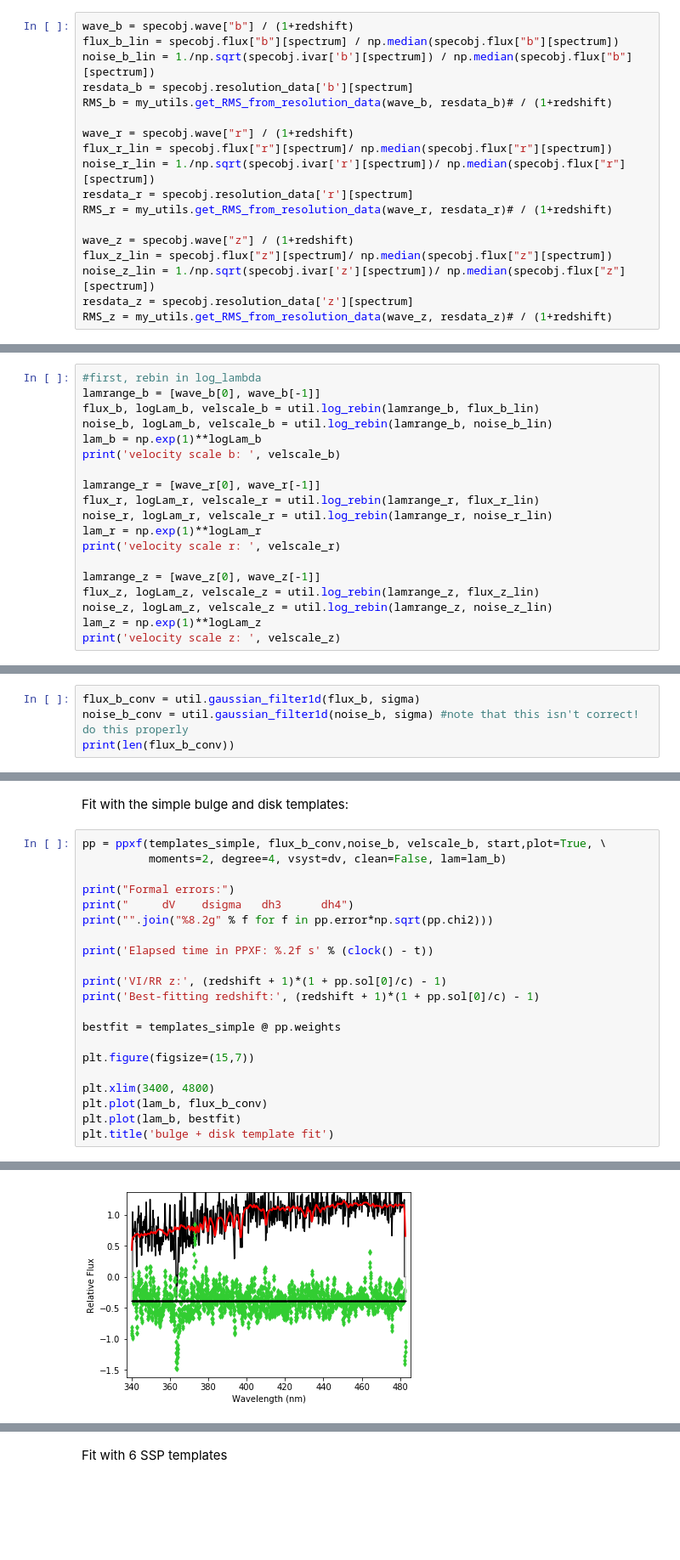
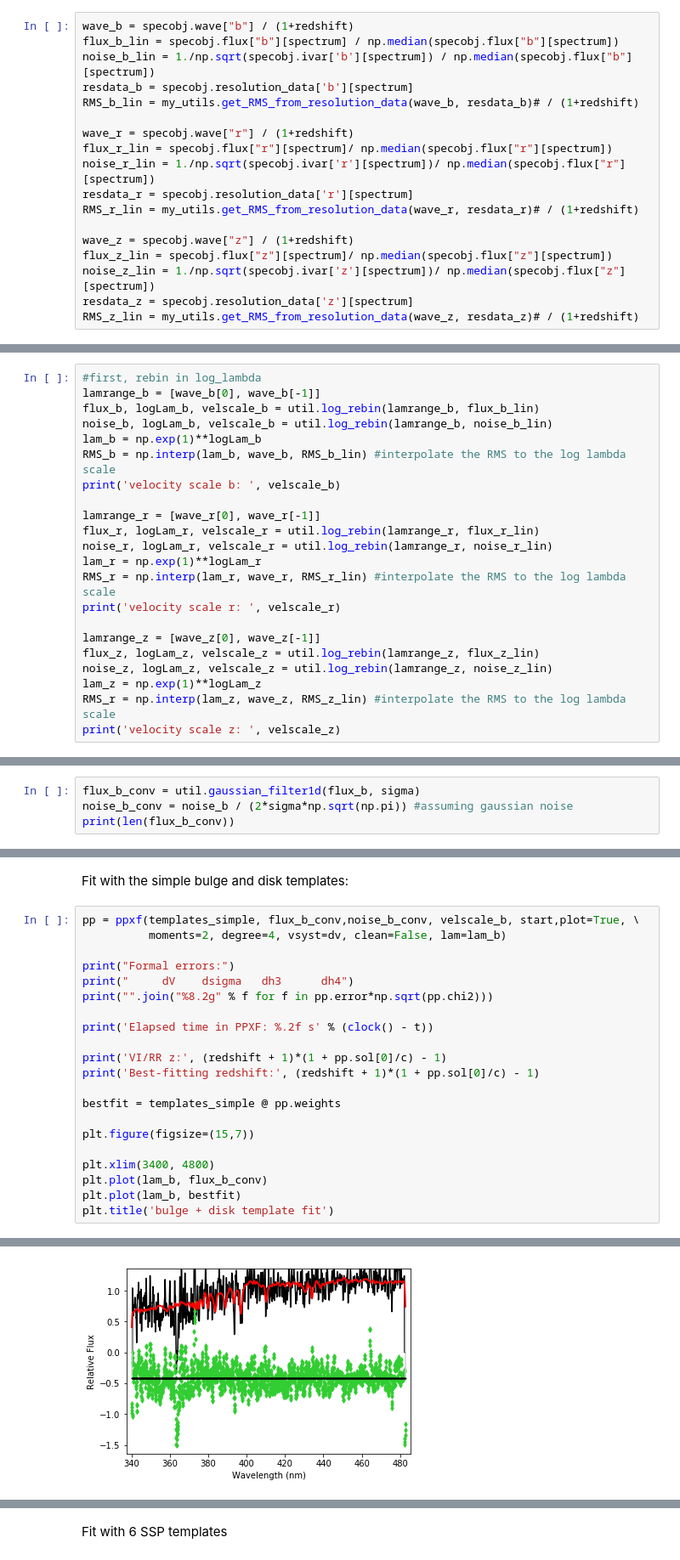
Before and after one commit to ritatojeiro/desi_gqp, a Jupyter notebook: nb/running_ppxf_on_andes.ipynb, the cells around one changed output, grey strips where cells are left out. Shown: that part at 85% size. Saved outputs shown, nothing was run; the diff lists cells and outputs as text; blank space fills up the shorter version.

```diff
--- a/nb/running_ppxf_on_andes.ipynb
+++ b/nb/running_ppxf_on_andes.ipynb
@@ -196,19 +196,19 @@ wave_b = specobj.wave["b"] / (1+redshift)
 flux_b_lin = specobj.flux["b"][spectrum] / np.median(specobj.flux["b"][spectrum])
 noise_b_lin = 1./np.sqrt(specobj.ivar['b'][spectrum]) / np.median(specobj.flux["b"][spectrum])
 resdata_b = specobj.resolution_data['b'][spectrum]
-RMS_b = my_utils.get_RMS_from_resolution_data(wave_b, resdata_b)# / (1+redshift)
+RMS_b_lin = my_utils.get_RMS_from_resolution_data(wave_b, resdata_b)# / (1+redshift)
 
 wave_r = specobj.wave["r"] / (1+redshift)
 flux_r_lin = specobj.flux["r"][spectrum]/ np.median(specobj.flux["r"][spectrum])
 noise_r_lin = 1./np.sqrt(specobj.ivar['r'][spectrum])/ np.median(specobj.flux["r"][spectrum])
 resdata_r = specobj.resolution_data['r'][spectrum]
-RMS_r = my_utils.get_RMS_from_resolution_data(wave_r, resdata_r)# / (1+redshift)
+RMS_r_lin = my_utils.get_RMS_from_resolution_data(wave_r, resdata_r)# / (1+redshift)
 
 wave_z = specobj.wave["z"] / (1+redshift)
 flux_z_lin = specobj.flux["z"][spectrum]/ np.median(specobj.flux["z"][spectrum])
 noise_z_lin = 1./np.sqrt(specobj.ivar['z'][spectrum])/ np.median(specobj.flux["z"][spectrum])
 resdata_z = specobj.resolution_data['z'][spectrum]
-RMS_z = my_utils.get_RMS_from_resolution_data(wave_z, resdata_z)# / (1+redshift)
+RMS_z_lin = my_utils.get_RMS_from_resolution_data(wave_z, resdata_z)# / (1+redshift)
 # %% [markdown]
 Let's see how the RMS per pixel looks like, and compare to the output from desisim
 # %%
@@ -260,18 +260,21 @@ lamrange_b = [wave_b[0], wave_b[-1]]
 flux_b, logLam_b, velscale_b = util.log_rebin(lamrange_b, flux_b_lin)
 noise_b, logLam_b, velscale_b = util.log_rebin(lamrange_b, noise_b_lin)
 lam_b = np.exp(1)**logLam_b
+RMS_b = np.interp(lam_b, wave_b, RMS_b_lin) #interpolate the RMS to the log lambda scale
 print('velocity scale b: ', velscale_b)
 
 lamrange_r = [wave_r[0], wave_r[-1]]
 flux_r, logLam_r, velscale_r = util.log_rebin(lamrange_r, flux_r_lin)
 noise_r, logLam_r, velscale_r = util.log_rebin(lamrange_r, noise_r_lin)
 lam_r = np.exp(1)**logLam_r
+RMS_r = np.interp(lam_r, wave_r, RMS_r_lin) #interpolate the RMS to the log lambda scale
 print('velocity scale r: ', velscale_r)
 
 lamrange_z = [wave_z[0], wave_z[-1]]
 flux_z, logLam_z, velscale_z = util.log_rebin(lamrange_z, flux_z_lin)
 noise_z, logLam_z, velscale_z = util.log_rebin(lamrange_z, noise_z_lin)
 lam_z = np.exp(1)**logLam_z
+RMS_r = np.interp(lam_z, wave_z, RMS_z_lin) #interpolate the RMS to the log lambda scale
 print('velocity scale z: ', velscale_z)
 # %% [output]
 velocity scale b:  [51.99281229]
@@ -360,7 +363,7 @@ fwhm_diff = np.sqrt((fwhm_temp**2 - fwhm_b**2).clip(0)) #kernel to apply to data
 sigma = fwhm_diff/2.355/dlam_b # Sigma difference in pixels
 # %%
 flux_b_conv = util.gaussian_filter1d(flux_b, sigma)
-noise_b_conv = util.gaussian_filter1d(noise_b, sigma) #note that this isn't correct! do this properly
+noise_b_conv = noise_b / (2*sigma*np.sqrt(np.pi)) #assuming gaussian noise
 print(len(flux_b_conv))
 # %% [output]
 2021
@@ -389,7 +392,7 @@ t = clock()
 # %% [markdown]
 Fit with the simple bulge and disk templates:
 # %%
-pp = ppxf(templates_simple, flux_b_conv,noise_b, velscale_b, start,plot=True, \
+pp = ppxf(templates_simple, flux_b_conv,noise_b_conv, velscale_b, start,plot=True, \
           moments=2, degree=4, vsyst=dv, clean=False, lam=lam_b)
 
 print("Formal errors:")
@@ -426,2 +429,2 @@ Best-fitting redshift: 0.20134103410978765
 Text(0.5,1,'bulge + disk template fit')
-[figure, old version]
+[figure, new version]
```
Also changed, not shown: parts of 3 cells of this notebook.
